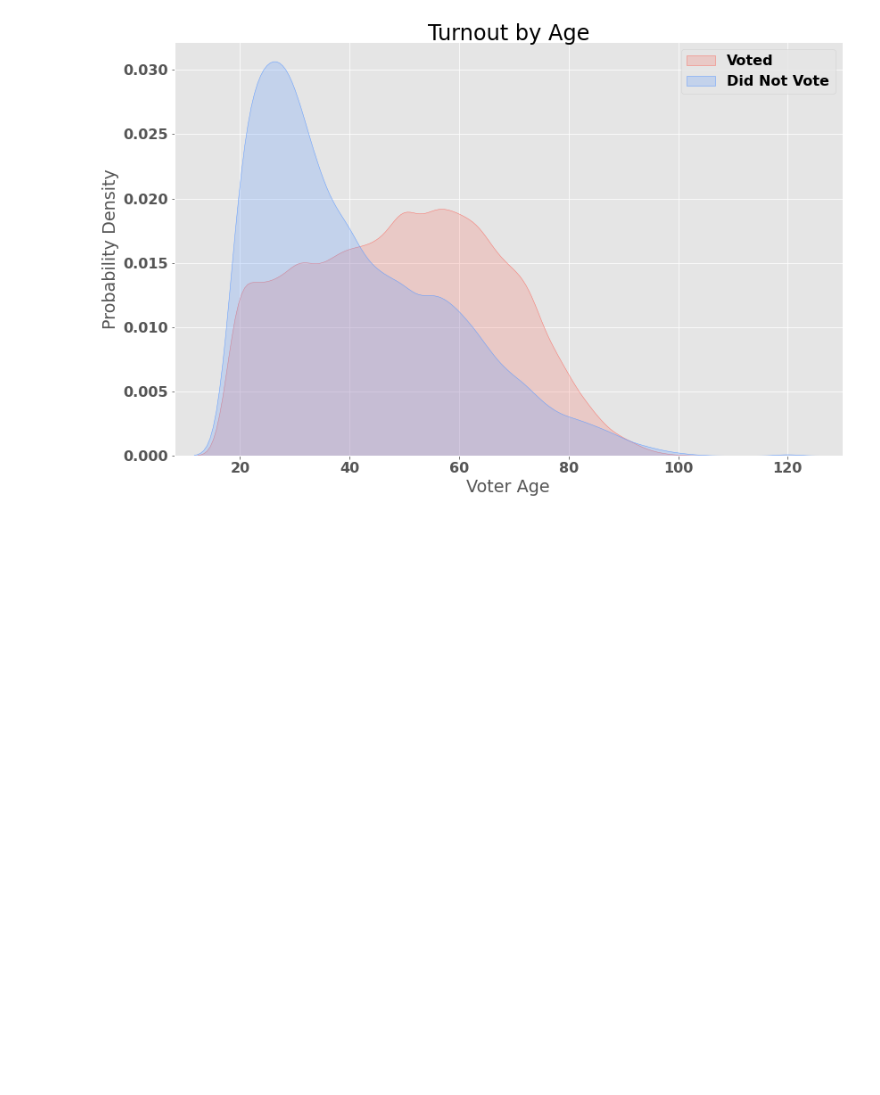
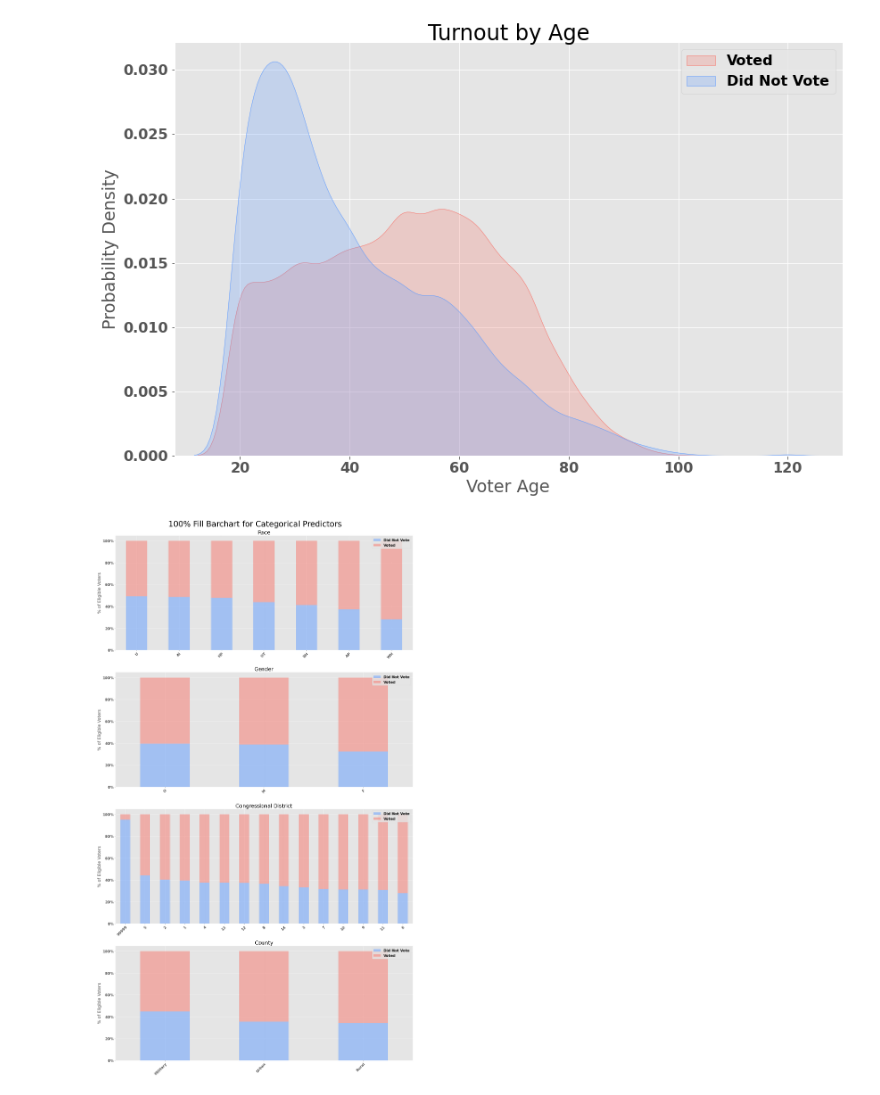
Before and after one commit to jkurdys/predicting_turnout, a Jupyter notebook: notebooks/new_eda.ipynb, the cells around one changed output. Cells and saved outputs as stored; diff of their text form; code cells hidden in the pictures; blank space fills up the shorter version.

```diff
--- a/notebooks/new_eda.ipynb
+++ b/notebooks/new_eda.ipynb
@@ -156,7 +150,7 @@ def plot_categorical_features(df):
                 Saves the barchart plots from the categorical features into a .png file for viewing
         """
         categorical_data = df
-        categorical_columns = cat_cols
+        categorical_columns = ['race', 'gender', 'congressional_district', 'county']
 
         fig, axs = plt.subplots(nrows=len(categorical_columns), ncols=1, figsize=(20,35))
 
@@ -166,6 +160,10 @@ def plot_categorical_features(df):
         plt.tight_layout(rect=(0,0,1,0.98))
         plt.suptitle(f"100% Fill Barchart for Categorical Predictors", y=0.99, fontsize=35)
         plt.savefig("../images/original_barchart_plots.png", transparent=True, dpi=200)
+# %%
+plot_categorical_features(tot_samp)
+# %% [output]
+[figure, added]
 # %%
 def plot_one_categorical_feature(df, col):
         """ Visualize categorical predictors using stacked 100% fill barcharts
```
Also changed, not shown: parts of 6 cells of this notebook, 8 other files.
